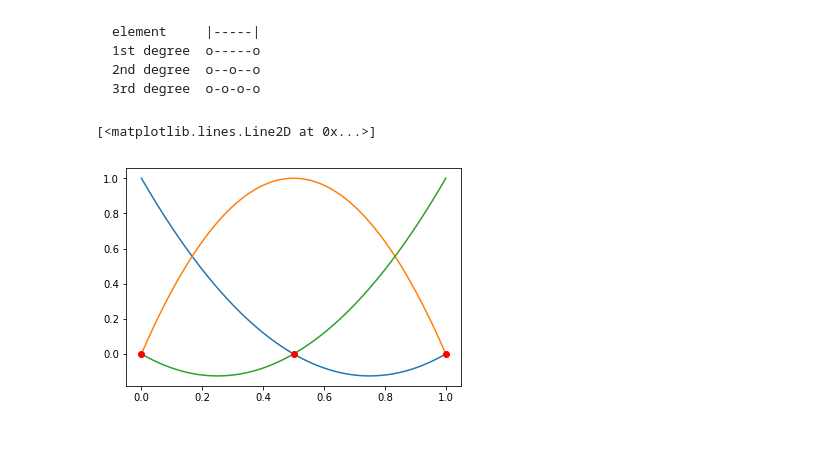
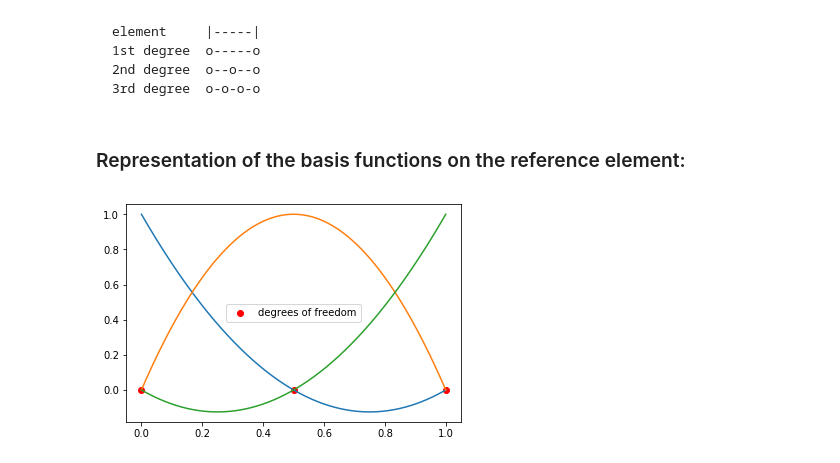
Before and after one commit to nicolacavallini/fem_intro, a Jupyter notebook: fem_playgroud.ipynb, the cells around one changed output. Cells and saved outputs as stored; diff of their text form; code cells hidden in the pictures.

````diff
--- a/fem_playgroud.ipynb
+++ b/fem_playgroud.ipynb
@@ -87,13 +126,15 @@ element     |-----|
 3rd degree  o-o-o-o
 ```
 # %%
-L = [Polynomial.fromroots([xj for xj in dofs if xj != dofs[i]]) for i in range(degree+1)]
-L = [L[i]/L[i](dofs[i]) for i in range(degree+1)]
+V = [Polynomial.fromroots([xj for xj in dofs if xj != dofs[i]]) for i in range(degree+1)]
+V = [V[i]/V[i](dofs[i]) for i in range(degree+1)]
+# %% [markdown]
+### Representation of the basis functions on the reference element:
 # %%
 xi = linspace(0,1,1025)
-for f in L:
+plot(dofs, 0*dofs, 'ro', label='degrees of freedom')
+legend()
+for f in V:
     plot(xi, f(xi))
-plot(dofs, 0*dofs, 'ro')
 # %% [output]
-[<matplotlib.lines.Line2D at 0x...>]
-[figure, old version]
+[figure, new version]
````
Also changed, not shown: parts of 16 cells of this notebook.
